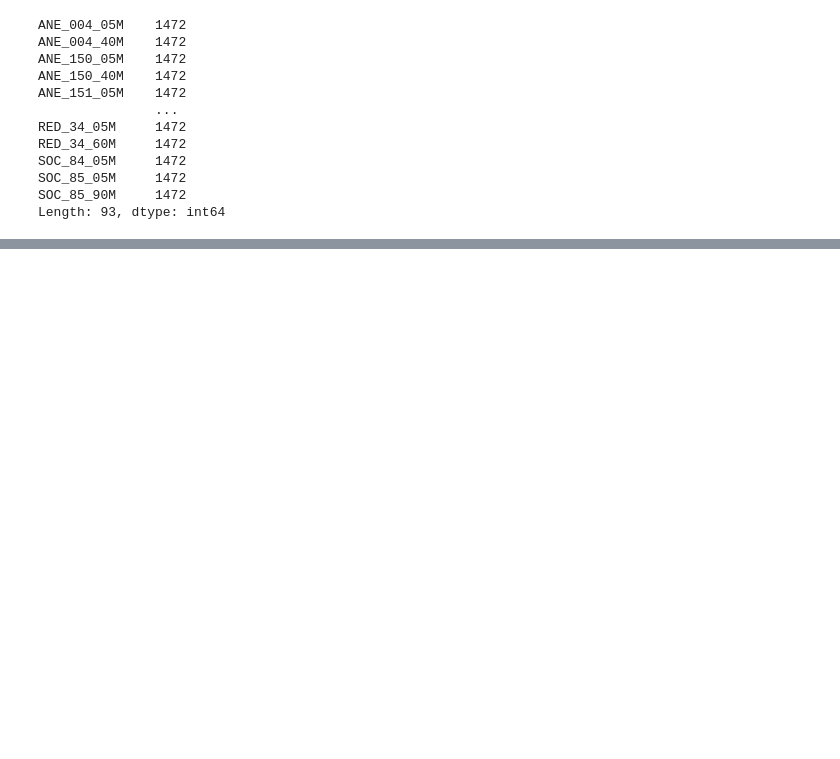
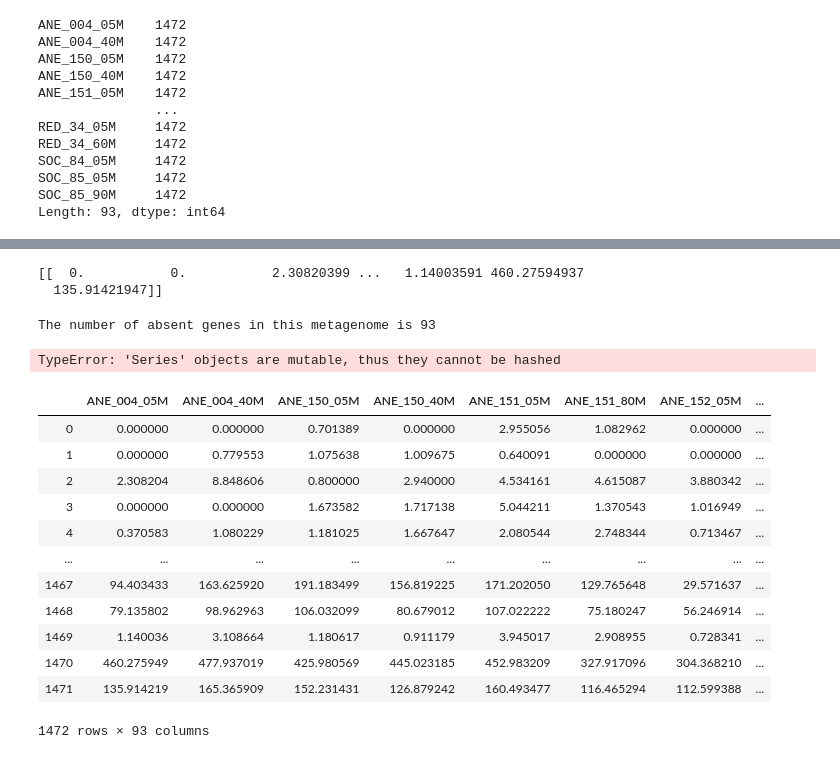
Before and after one commit to ibrahimemohamed33/Coverage, a Jupyter notebook: code/Coverage.ipynb, the cells around one changed output, grey strips where cells are left out. Drawn from its saved outputs; the diff is of its cells as text; code cells hidden in the pictures; blank space fills up the shorter version.

```diff
--- a/code/Coverage.ipynb
+++ b/code/Coverage.ipynb
@@ -95,0 +125,5 @@ Length: 93, dtype: int64
+# %%
+print(split_metagenome_values(df, 1))
+# %% [output]
+[[  0.           0.           2.30820399 ...   1.14003591 460.27594937
+  135.91421947]]
@@ -97,6 +141,46 @@ Length: 93, dtype: int64
 def absent_genes(file): # Returns the number of absent genes in each environment
     x = {}
     for column in file.columns:
-        query = file.loc[file['{}'.format(column)] <= 100].count()[0]
-        x['{}'.format(column)] = '{}'.format(query)
-    return x #How do I convert this into one dictionary?
+        if column == file.index:
+            pass
+        else:
+            query = file.loc[file['{}'.format(column)] <= 100].count()[0]
+            x['{}'.format(column)] = '{}'.format(query)
+    return x
+
+def total_number_of_absent_genes(file):
+    count = 0
+    length = len(absent_genes(file))
+    return "The number of absent genes in this metagenome is {}".format(length)
+
+print(number_of_absent_genes(df))
+# %% [output]
+The number of absent genes in this metagenome is 93
+# %%
+def separate_metagenomes(file):
+    metagenomes = {}
+    file_columns = file.reset_index(drop = True)
+    for i in file_columns.columns:
+        i = metagenomes[file['{}'.format(i)]]
+    return metagenomes
+
+print(separate_metagenomes(df))
+# %% [output]
+TypeError: 'Series' objects are mutable, thus they cannot be hashed
+# %%
+df = df.reset_index(drop = True)
+df
+# %% [output]
+|  | ANE_004_05M | ANE_004_40M | ANE_150_05M | ANE_150_40M | ANE_151_05M | ANE_151_80M | ANE_152_05M | ... |
+| 0 | 0.000000 | 0.000000 | 0.701389 | 0.000000 | 2.955056 | 1.082962 | 0.000000 | ... |
+| 1 | 0.000000 | 0.779553 | 1.075638 | 1.009675 | 0.640091 | 0.000000 | 0.000000 | ... |
+| 2 | 2.308204 | 8.848606 | 0.800000 | 2.940000 | 4.534161 | 4.615087 | 3.880342 | ... |
+| 3 | 0.000000 | 0.000000 | 1.673582 | 1.717138 | 5.044211 | 1.370543 | 1.016949 | ... |
+| 4 | 0.370583 | 1.080229 | 1.181025 | 1.667647 | 2.080544 | 2.748344 | 0.713467 | ... |
+| ... | ... | ... | ... | ... | ... | ... | ... | ... |
+| 1467 | 94.403433 | 163.625920 | 191.183499 | 156.819225 | 171.202050 | 129.765648 | 29.571637 | ... |
+| 1468 | 79.135802 | 98.962963 | 106.032099 | 80.679012 | 107.022222 | 75.180247 | 56.246914 | ... |
+| 1469 | 1.140036 | 3.108664 | 1.180617 | 0.911179 | 3.945017 | 2.908955 | 0.728341 | ... |
+| 1470 | 460.275949 | 477.937019 | 425.980569 | 445.023185 | 452.983209 | 327.917096 | 304.368210 | ... |
+| 1471 | 135.914219 | 165.365909 | 152.231431 | 126.879242 | 160.493477 | 116.465294 | 112.599388 | ... |
+1472 rows × 93 columns
```
Also changed, not shown: parts of 5 cells of this notebook.
